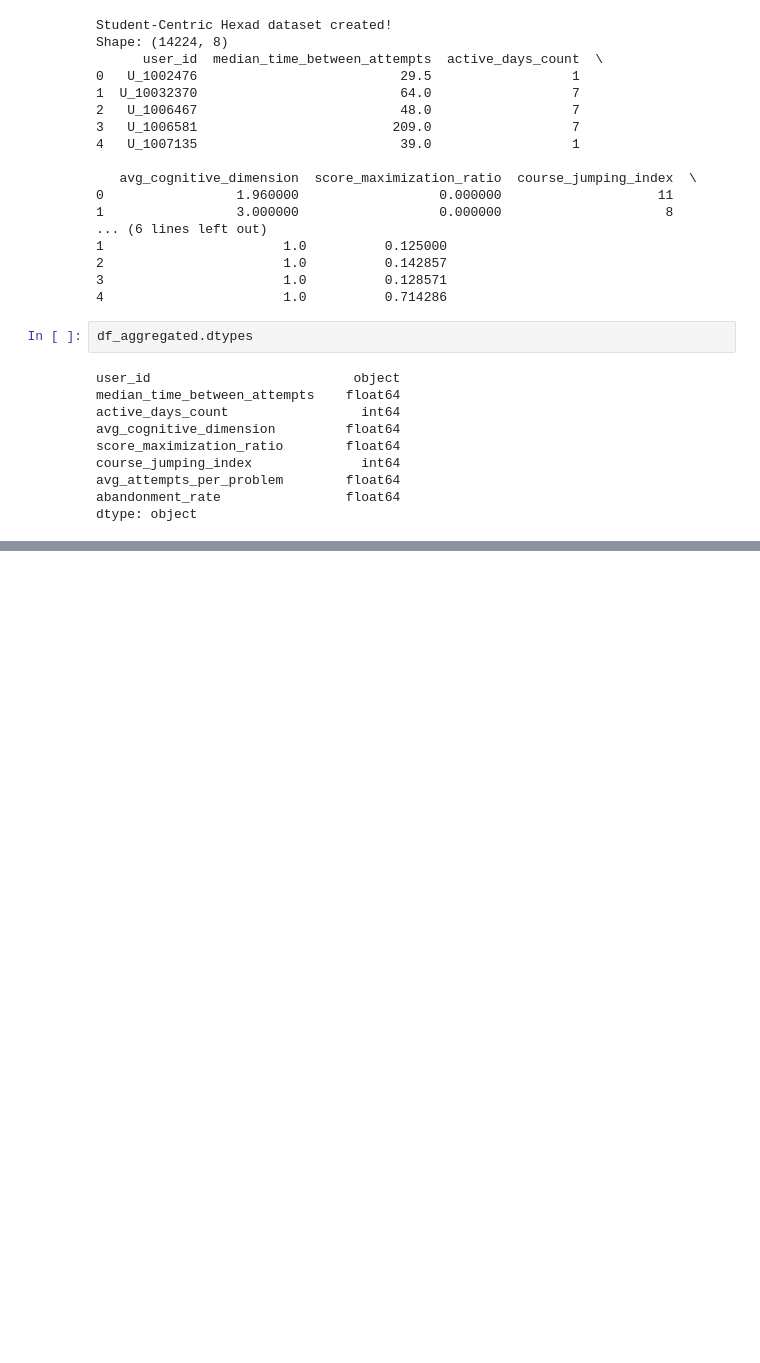
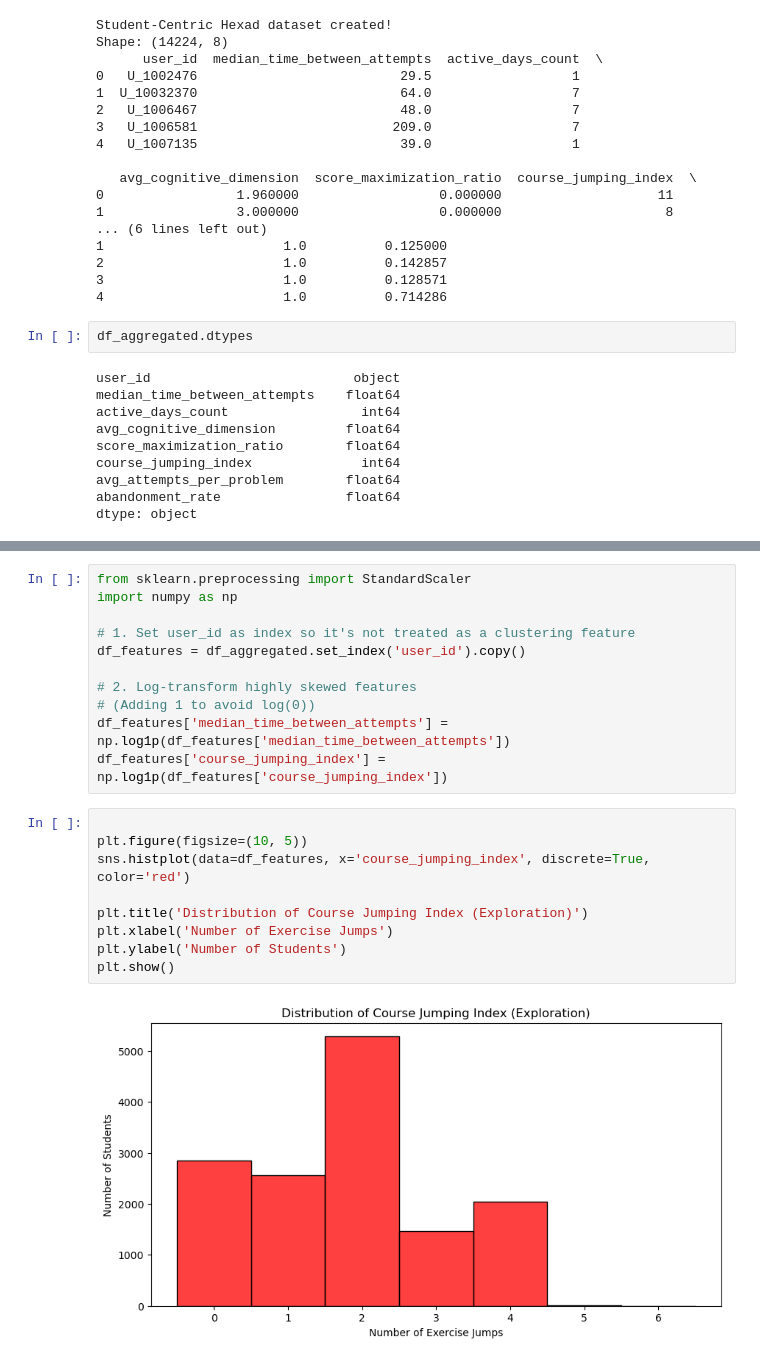
Before and after one commit to Muaz-fmb/MOOC-Radar-Student-Behavior-Clustering-, a Jupyter notebook: clustering.ipynb, the cells around one changed output, grey strips where cells are left out. Saved outputs shown, nothing was run; the diff lists cells and outputs as text; blank space fills up the shorter version.

```diff
--- a/clustering.ipynb
+++ b/clustering.ipynb
@@ -196,0 +223,22 @@ dtype: object
+# %%
+from sklearn.preprocessing import StandardScaler
+import numpy as np
+
+# 1. Set user_id as index so it's not treated as a clustering feature
+df_features = df_aggregated.set_index('user_id').copy()
+
+# 2. Log-transform highly skewed features
+# (Adding 1 to avoid log(0))
+df_features['median_time_between_attempts'] = np.log1p(df_features['median_time_between_attempts'])
+df_features['course_jumping_index'] = np.log1p(df_features['course_jumping_index'])
+# %%
+
+plt.figure(figsize=(10, 5))
+sns.histplot(data=df_features, x='course_jumping_index', discrete=True, color='red')
+
+plt.title('Distribution of Course Jumping Index (Exploration)')
+plt.xlabel('Number of Exercise Jumps')
+plt.ylabel('Number of Students')
+plt.show()
+# %% [output]
+[figure, added]
```
Also changed, not shown: parts of 7 cells of this notebook.
